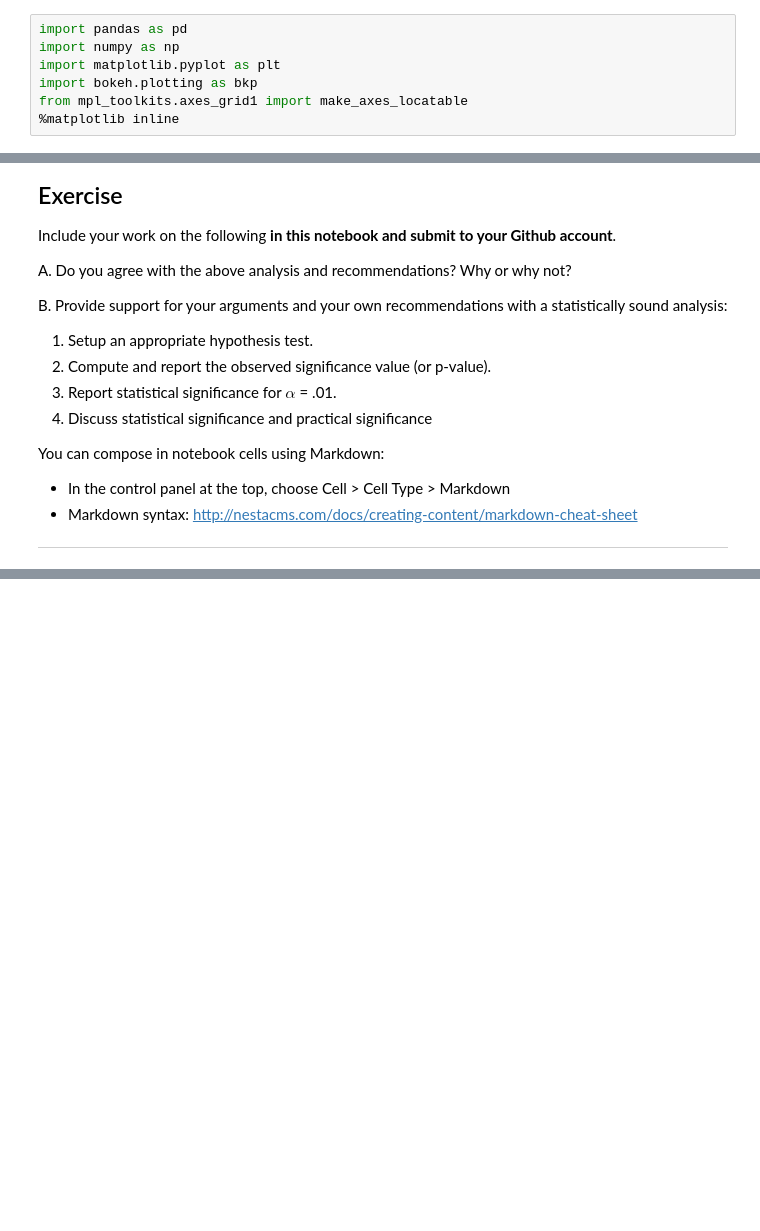
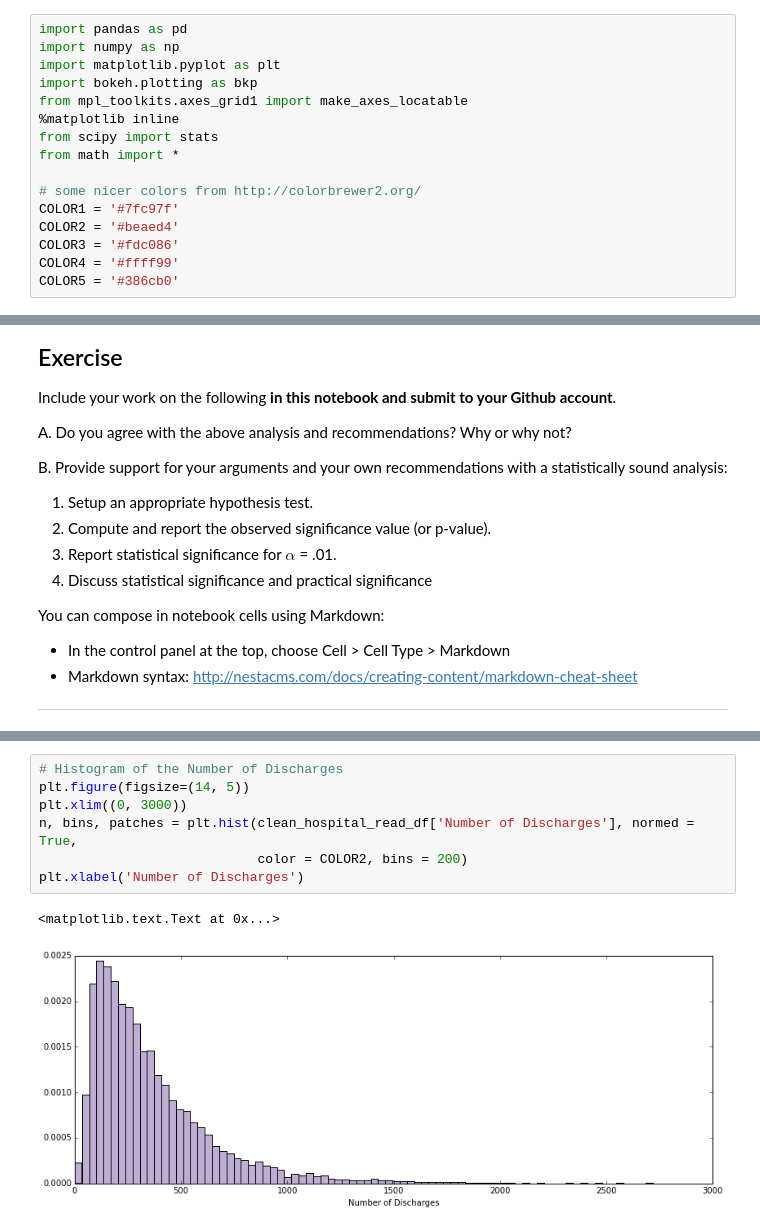
Before and after one commit to bartstonejjj/DataScienceIntensive, a Jupyter notebook: 52/statistics project 3/sliderule_dsi_inferential_statistics_exercise_3.ipynb, the cells around one changed output, grey strips where cells are left out. Saved outputs shown, nothing was run; the diff lists cells and outputs as text; blank space fills up the shorter version.

Commit message:
updated exercise 3 infererntial stats

```diff
--- a/52/statistics project 3/sliderule_dsi_inferential_statistics_exercise_3.ipynb
+++ b/52/statistics project 3/sliderule_dsi_inferential_statistics_exercise_3.ipynb
@@ -24,6 +24,15 @@ import matplotlib.pyplot as plt
 import bokeh.plotting as bkp
 from mpl_toolkits.axes_grid1 import make_axes_locatable
 %matplotlib inline
+from scipy import stats
+from math import *
+
+# some nicer colors from http://colorbrewer2.org/
+COLOR1 = '#7fc97f'
+COLOR2 = '#beaed4'
+COLOR3 = '#fdc086'
+COLOR4 = '#ffff99'
+COLOR5 = '#386cb0'
 # %%
 # read in readmissions data provided
 hospital_read_df = pd.read_csv('data/cms_hospital_readmissions.csv')
@@ -169,0 +126,10 @@ Directives and incentives should be provided for consolidation of hospitals and
+# %%
+# Histogram of the Number of Discharges
+plt.figure(figsize=(14, 5))
+plt.xlim((0, 3000))
+n, bins, patches = plt.hist(clean_hospital_read_df['Number of Discharges'], normed = True,
+                            color = COLOR2, bins = 200)
+plt.xlabel('Number of Discharges')
+# %% [output]
+<matplotlib.text.Text at 0x...>
+[figure, added]
```
Also changed, not shown: parts of 32 cells of this notebook.
